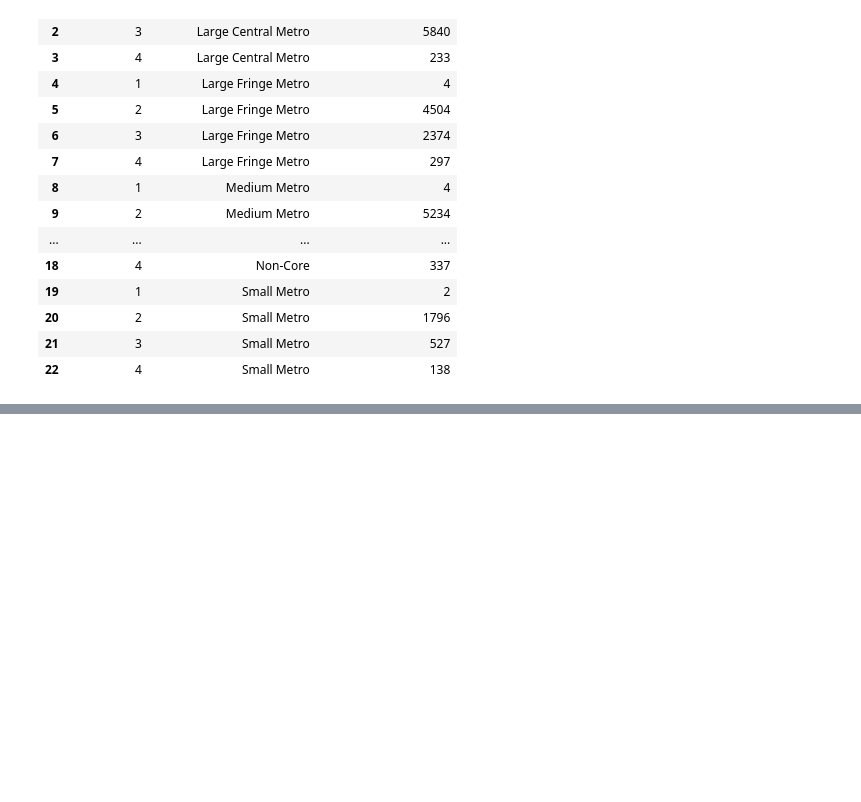
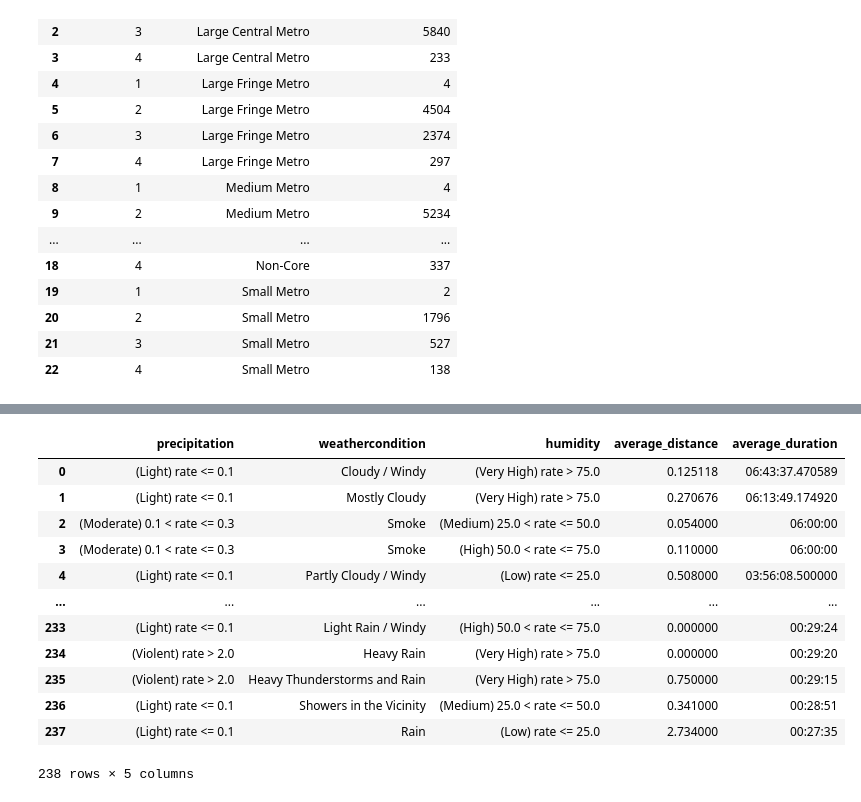
Before and after one commit to valeitao/us_accident_data_system, a Jupyter notebook: Fase III/Notebook_Fase3_Grupo17.ipynb, the cells around one changed output, grey strips where cells are left out. Cells and saved outputs as stored; diff of their text form; code cells hidden in the pictures; blank space fills up the shorter version.

```diff
--- a/Fase III/Notebook_Fase3_Grupo17.ipynb
+++ b/Fase III/Notebook_Fase3_Grupo17.ipynb
@@ -116,0 +147,37 @@ plt.show()
+# %%
+SQL="""
+select weather_dimension.precipitation as precipitation,
+        weather_dimension.weather_condition as weathercondition,
+        weather_dimension.humidity as humidity,
+        avg(facts_table.distance) as average_distance,
+        avg(facts_table.duration) as average_duration
+from facts_table, weather_dimension
+where facts_table.weatherkey = weather_dimension.weather_key
+       and weather_dimension.precipitation not like '%Unknown%'
+       and weather_dimension.weather_condition not like '%Unknown%'
+       and weather_dimension.humidity not like '%Unknown%'
+GROUP BY precipitation, weathercondition, humidity
+order by average_duration desc
+"""
+
+df = getSQLfromQuery(SQL, ())
+# %%
+df['precipitation'] = df['precipitation'].apply(lambda x: x.rstrip())
+df['weathercondition'] = df['weathercondition'].apply(lambda x: x.rstrip())
+df['humidity'] = df['humidity'].apply(lambda x: x.rstrip())
+
+df
+# %% [output]
+|  | precipitation | weathercondition | humidity | average_distance | average_duration |
+| 0 | (Light) rate <= 0.1 | Cloudy / Windy | (Very High) rate > 75.0 | 0.125118 | 06:43:37.470589 |
+| 1 | (Light) rate <= 0.1 | Mostly Cloudy | (Very High) rate > 75.0 | 0.270676 | 06:13:49.174920 |
+| 2 | (Moderate) 0.1 < rate <= 0.3 | Smoke | (Medium) 25.0 < rate <= 50.0 | 0.054000 | 06:00:00 |
+| 3 | (Moderate) 0.1 < rate <= 0.3 | Smoke | (High) 50.0 < rate <= 75.0 | 0.110000 | 06:00:00 |
+| 4 | (Light) rate <= 0.1 | Partly Cloudy / Windy | (Low) rate <= 25.0 | 0.508000 | 03:56:08.500000 |
+| ... | ... | ... | ... | ... | ... |
+| 233 | (Light) rate <= 0.1 | Light Rain / Windy | (High) 50.0 < rate <= 75.0 | 0.000000 | 00:29:24 |
+| 234 | (Violent) rate > 2.0 | Heavy Rain | (Very High) rate > 75.0 | 0.000000 | 00:29:20 |
+| 235 | (Violent) rate > 2.0 | Heavy Thunderstorms and Rain | (Very High) rate > 75.0 | 0.750000 | 00:29:15 |
+| 236 | (Light) rate <= 0.1 | Showers in the Vicinity | (Medium) 25.0 < rate <= 50.0 | 0.341000 | 00:28:51 |
+| 237 | (Light) rate <= 0.1 | Rain | (Low) rate <= 25.0 | 2.734000 | 00:27:35 |
+238 rows × 5 columns
```
Also changed, not shown: parts of 4 cells of this notebook.
